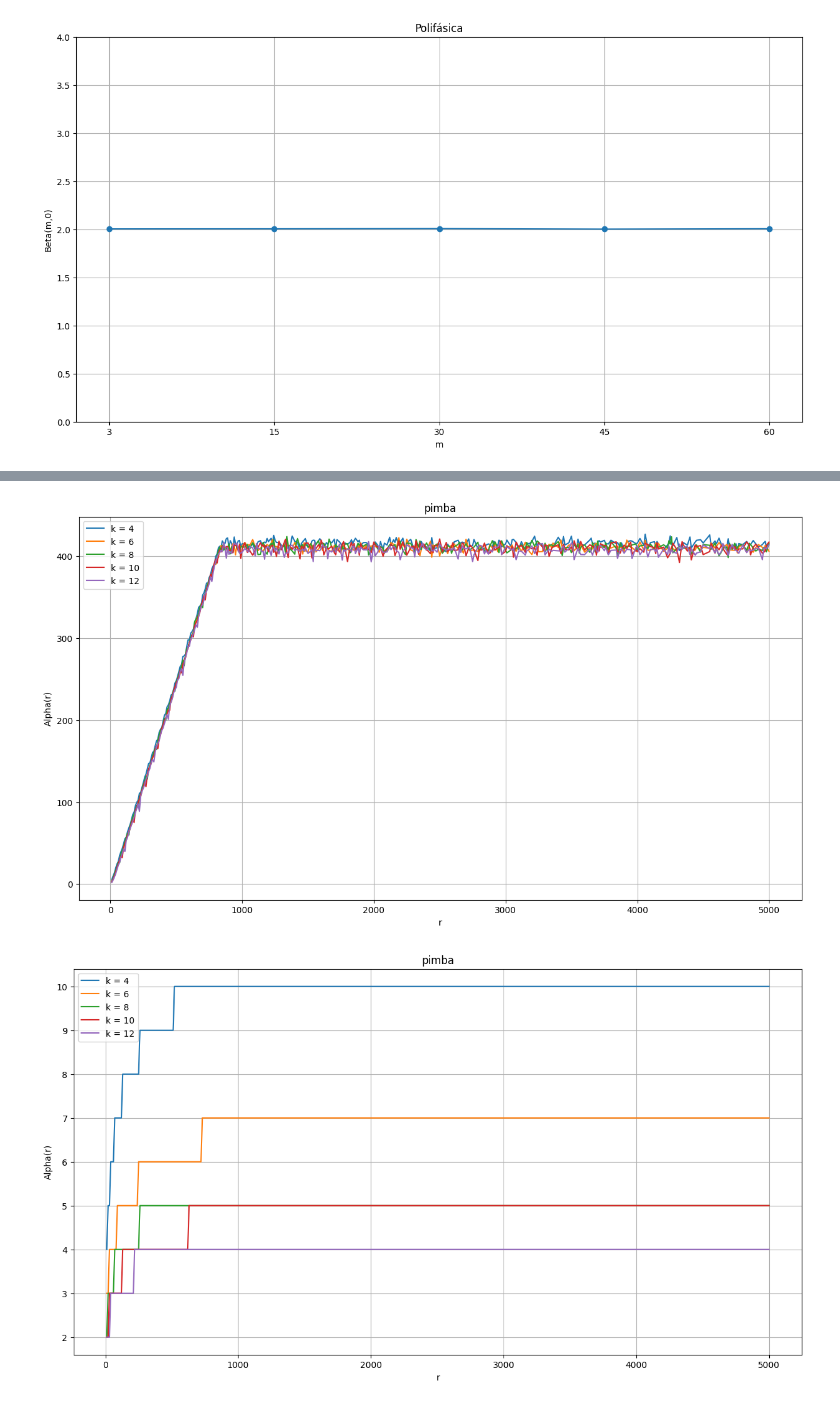
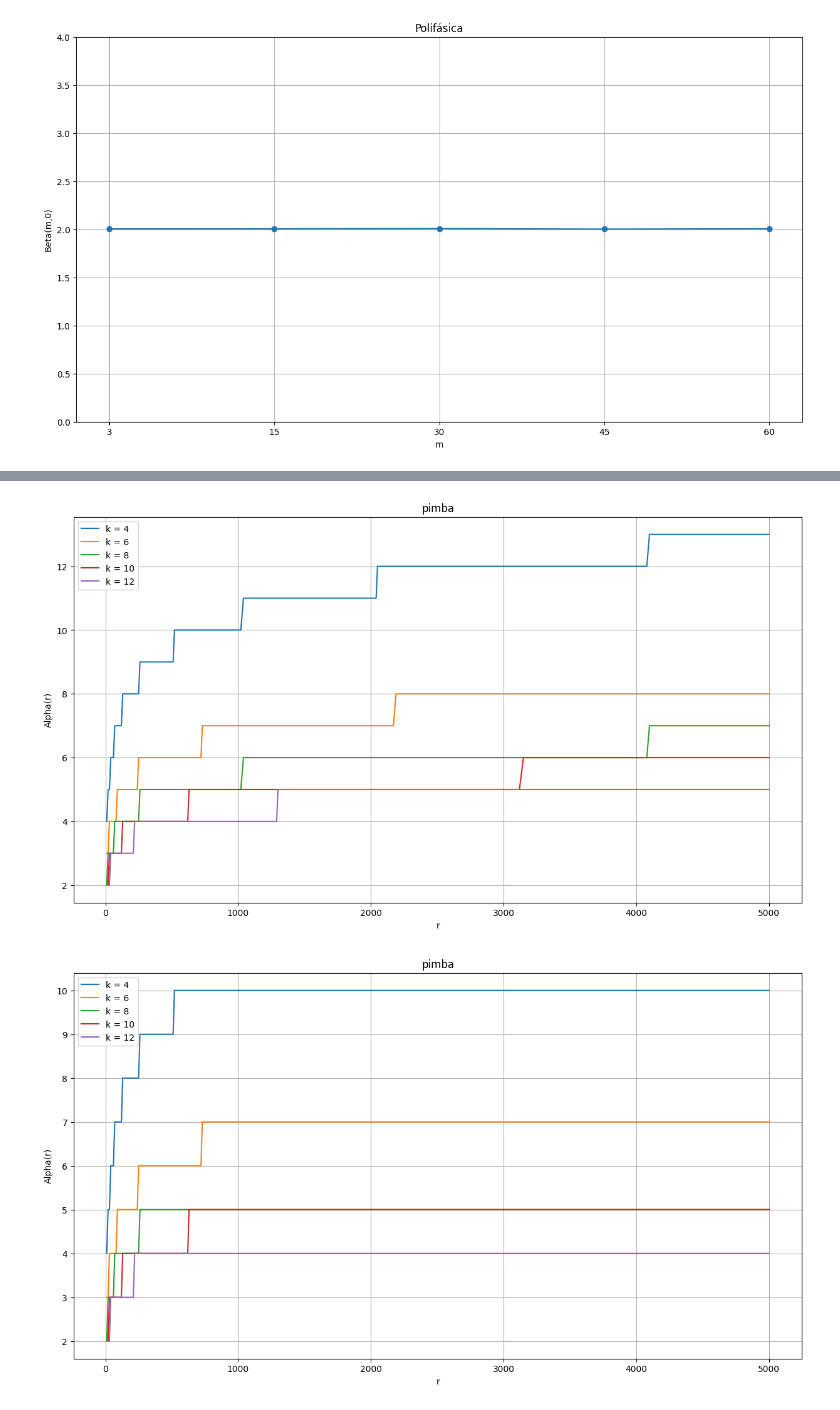
Before and after one commit to caiogmello/ordenacao_externa_eda2, a Jupyter notebook: plot.ipynb, the cells around one changed output, grey strips where cells are left out. Saved outputs shown, nothing was run; the diff lists cells and outputs as text; code cells hidden in the pictures.

```diff
--- a/plot.ipynb
+++ b/plot.ipynb
@@ -8,0 +12,2 @@ from Plotter import *
+# %%
+alphaB = loadAlpha('alphaMultiCaminhos.json', "./betas_e_alphas")
@@ -20,7 +31,7 @@ plotBeta(betaP,'Polifásica', 0,4)
 # %%
-plotAlpha(alphaC, "pimba")
+plotAlpha(alphaB, "pimba")
 # %% [output]
-[figure, old version]
+[figure, new version]
 # %%
 plotAlpha(alphaB, "pimba")
 # %% [output]
```
Also changed, not shown: parts of 3 cells of this notebook, 23 other files.
